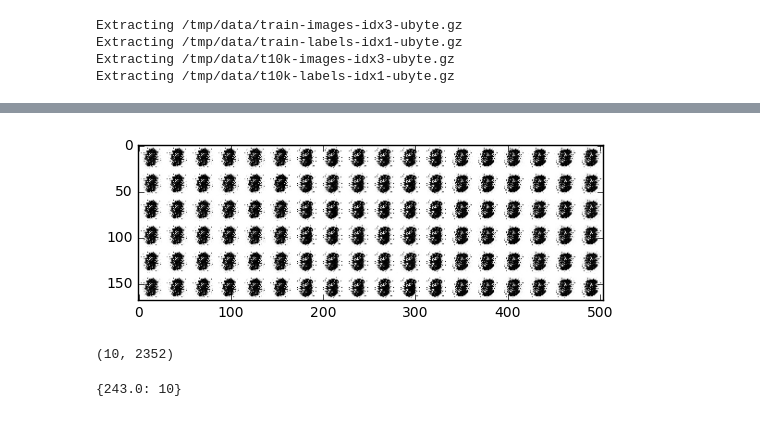
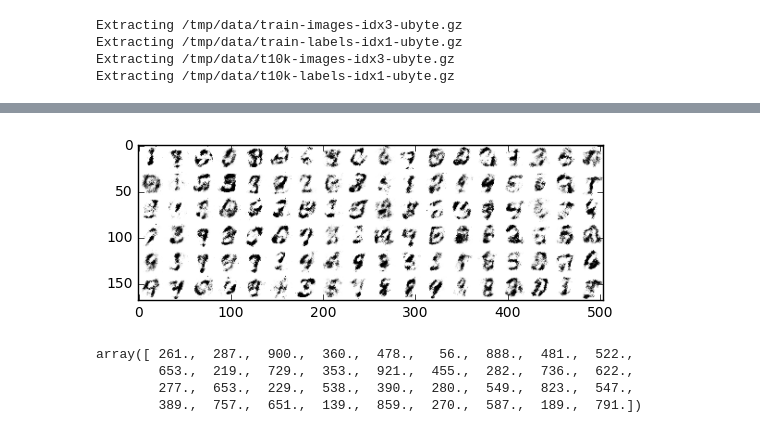
Before and after one commit to yujia21/MA6252, a Jupyter notebook: chekhov gan_augmentedmnist.ipynb, the cells around one changed output, grey strips where cells are left out. Cells and saved outputs as stored; diff of their text form; code cells hidden in the pictures.

```diff
--- a/chekhov gan_augmentedmnist.ipynb
+++ b/chekhov gan_augmentedmnist.ipynb
@@ -227,45 +251,40 @@ saver2.save(sess, "./saved/chekhovgan_aug_biases.ckpt")
 # %%
 # Testing
 # Generate images from noise, using the generator network.
 n = 6
 canvas = np.empty((28 * n, 28 * n * augmented_stack_size))
+# Noise input.
+z = np.random.uniform(-1., 1., size=[n*n, noise_dim])
+# Generate image from noise.
+g = sess.run(gen_sample, feed_dict={gen_input: z})
+# Reverse colours for better display
+g = -1 * (g - 1)
+
 for k in range(augmented_stack_size):
     for i in range(n):
-        # Noise input.
-        z = np.random.uniform(-1., 1., size=[n, noise_dim])
-        # Generate image from noise.
-        g = sess.run(gen_sample, feed_dict={gen_input: z})
-        # Reverse colours for better display
-        g = -1 * (g - 1)
         for j in range(n):
             # Draw the generated digits
-            canvas[i * 28:(i + 1) * 28, k*28*n + j * 28: k*28*n + (j + 1) * 28] = g[j,k*784:(k+1)*784].reshape([28, 28])
+            canvas[i * 28:(i + 1) * 28, k*28*n + j * 28: k*28*n + (j + 1) * 28] = g[i*n+j,k*784:(k+1)*784].reshape([28, 28])
 
 plt.figure(figsize=(n, n))
 plt.imshow(canvas, origin="upper", cmap="gray")
 plt.show()
 # %% [output]
-[figure, old version]
+[figure, new version]
-# %%
-n_test=10
-for i in range(n_test):
-    # Noise input.
-    z = np.random.uniform(-1., 1., size=[n_test, noise_dim])
-    # Generate image from noise.
-    g_test = sess.run(gen_sample, feed_dict={gen_input: z})
-
-g_test.shape
-# %% [output]
-(10, 2352)
 # %%
 # classify generated images
-y = {}
-z = np.zeros(n_test)
+g = -1 * (g - 1)
+y_plot = {}
+y_plot_pred = np.zeros(n*n)
 for k in range(augmented_stack_size):
-    y[k]= tf.nn.softmax(tf.matmul(g_test[:,k*784:(k+1)*784], W) + b)
-    z += tf.argmax(y[k],1).eval(session=sess)*10^k
+    y_plot[k]= tf.nn.softmax(tf.matmul(g[:,k*784:(k+1)*784], W) + b).eval(session=sess)
+    y_plot_pred += np.argmax(y_plot[k],1)*(10**k)
 
-unique, counts = np.unique(z, return_counts=True)
-dict(zip(unique, counts))
+unique, counts = np.unique(y_plot_pred, return_counts=True)
+d_plot = dict(zip(unique, counts))
+y_plot_pred
 # %% [output]
-{243.0: 10}
+array([ 261.,  287.,  900.,  360.,  478.,   56.,  888.,  481.,  522.,
+        653.,  219.,  729.,  353.,  921.,  455.,  282.,  736.,  622.,
+        277.,  653.,  229.,  538.,  390.,  280.,  549.,  823.,  547.,
+        389.,  757.,  651.,  139.,  859.,  270.,  587.,  189.,  791.])
```
Also changed, not shown: parts of 9 cells of this notebook, 33 other files.
